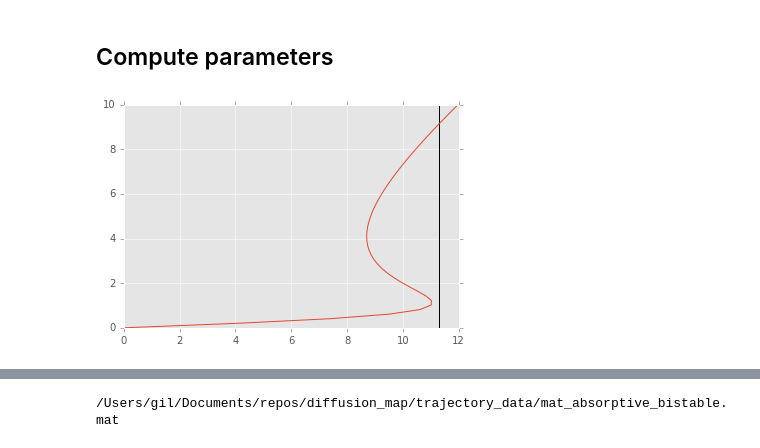
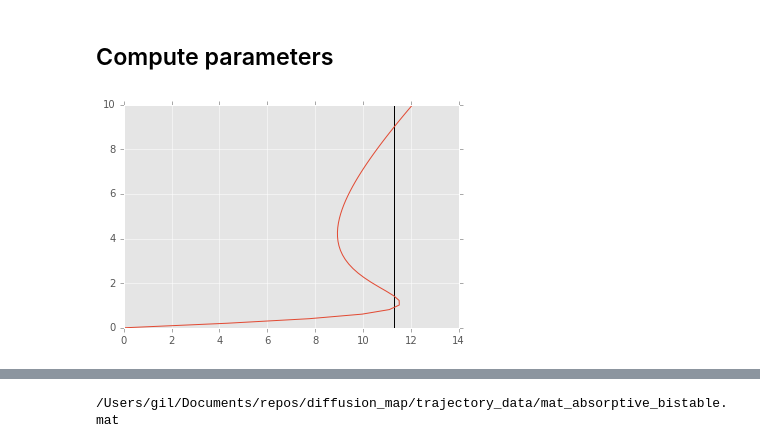
Before and after one commit to tabakg/diffusion_maps, a Jupyter notebook: make_quantum_trajectories_absorptive_bistability.ipynb, the cells around one changed output, grey strips where cells are left out. Cells and saved outputs as stored; diff of their text form; code cells hidden in the pictures.

```diff
--- a/make_quantum_trajectories_absorptive_bistability.ipynb
+++ b/make_quantum_trajectories_absorptive_bistability.ipynb
@@ -115,35 +118,35 @@ Nfock_j = params['Nfock_j'] = 2
 ## Numerical parameters
 
 a.space.dimension = Nfock_a
 j.space.dimension = Nfock_j
 
 # default are for absorptive bistability
-def make_nparams(Cn=10., kn=.1, yn=11.3, DDn=0, TTn=0., J = 0.5):
+def make_nparams(Cn=10.5, kn=.1, yn=11.3, DDn=0, TTn=0., J = 0.5):
     g0n = np.sqrt(2.*kn*Cn)
     Wn = yn*kn/np.sqrt(2)/g0n
 
     nparams = {
         W: Wn/np.sqrt(2*kn),
         k: 2*kn,
         g: 2./np.sqrt(2*J),
         g0: -g0n/np.sqrt(2*J),
         DD: DDn,
         TT: TTn,
     }
     xrs = np.linspace(0, 10)
     yrs = 2*Cn*xrs/(1+xrs**2) + xrs
     plt.plot(yrs, xrs)
     plt.vlines([yn], *plt.ylim())
     return nparams
 
 if Regime == "absorptive_bistable":
     nparams = make_nparams()
 else:
     raise ValueError("Unknown regime, or not implemented yet.")
 
 Hq, Lqs = slh.substitute(nparams).HL_to_qutip()
 # %% [output]
-[figure, old version]
+[figure, new version]
 # %%
 ## Put parameters in a single dictionary.
 
```
Also changed, not shown: parts of 7 cells of this notebook, 3 other files.
